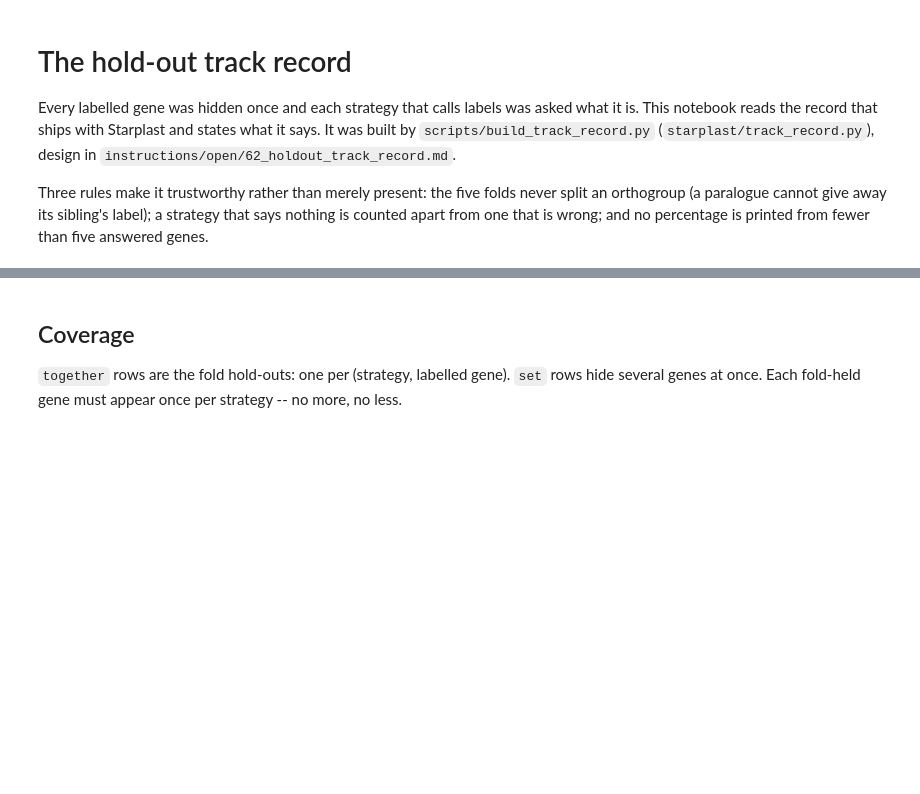
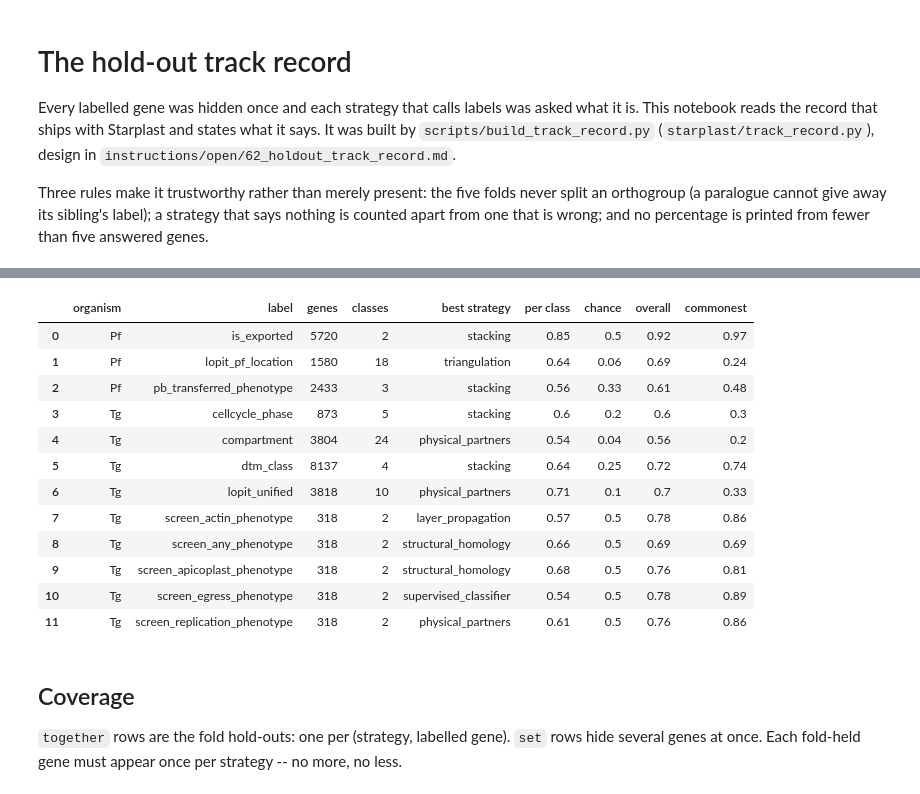
Before and after one commit to EinarOlafsson/starplast, a Jupyter notebook: notebooks/track_record_2026_10_03.ipynb, the cells around one changed output, grey strips where cells are left out. Cells and saved outputs as stored; diff of their text form; code cells hidden in the pictures; blank space fills up the shorter version.

```diff
--- a/notebooks/track_record_2026_10_03.ipynb
+++ b/notebooks/track_record_2026_10_03.ipynb
@@ -20,3 +24,28 @@ Tg        set         58072
+# %%
+rows = []
+for (org, target), part in led[led['mode'] == 'together'].groupby(['organism', 'target'], observed=True):
+    every = part.drop_duplicates('gene')['truth'].astype(str)
+    best = max(((T._baselines(p), k) for k, p in part.groupby(part['strategy'].astype(str))
+                if T._baselines(p) is not None), key=lambda t: t[0]['balanced'])
+    rows.append({'organism': org, 'label': target, 'genes': len(every), 'classes': every.nunique(),
+                 'best strategy': best[1], 'per class': best[0]['balanced'],
+                 'chance': 1 / every.nunique(), 'overall': best[0]['accuracy'],
+                 'commonest': every.value_counts(normalize=True).iloc[0]})
+pd.DataFrame(rows).round(2)
+# %% [output]
+|  | organism | label | genes | classes | best strategy | per class | chance | overall | commonest |
+| 0 | Pf | is_exported | 5720 | 2 | stacking | 0.85 | 0.5 | 0.92 | 0.97 |
+| 1 | Pf | lopit_pf_location | 1580 | 18 | triangulation | 0.64 | 0.06 | 0.69 | 0.24 |
+| 2 | Pf | pb_transferred_phenotype | 2433 | 3 | stacking | 0.56 | 0.33 | 0.61 | 0.48 |
+| 3 | Tg | cellcycle_phase | 873 | 5 | stacking | 0.6 | 0.2 | 0.6 | 0.3 |
+| 4 | Tg | compartment | 3804 | 24 | physical_partners | 0.54 | 0.04 | 0.56 | 0.2 |
+| 5 | Tg | dtm_class | 8137 | 4 | stacking | 0.64 | 0.25 | 0.72 | 0.74 |
+| 6 | Tg | lopit_unified | 3818 | 10 | physical_partners | 0.71 | 0.1 | 0.7 | 0.33 |
+| 7 | Tg | screen_actin_phenotype | 318 | 2 | layer_propagation | 0.57 | 0.5 | 0.78 | 0.86 |
+| 8 | Tg | screen_any_phenotype | 318 | 2 | structural_homology | 0.66 | 0.5 | 0.69 | 0.69 |
+| 9 | Tg | screen_apicoplast_phenotype | 318 | 2 | structural_homology | 0.68 | 0.5 | 0.76 | 0.81 |
+| 10 | Tg | screen_egress_phenotype | 318 | 2 | supervised_classifier | 0.54 | 0.5 | 0.78 | 0.89 |
+| 11 | Tg | screen_replication_phenotype | 318 | 2 | physical_partners | 0.61 | 0.5 | 0.76 | 0.86 |
 # %% [markdown]
 ## Coverage
 
```
Also changed, not shown: parts of 9 cells of this notebook, 9 other files.
